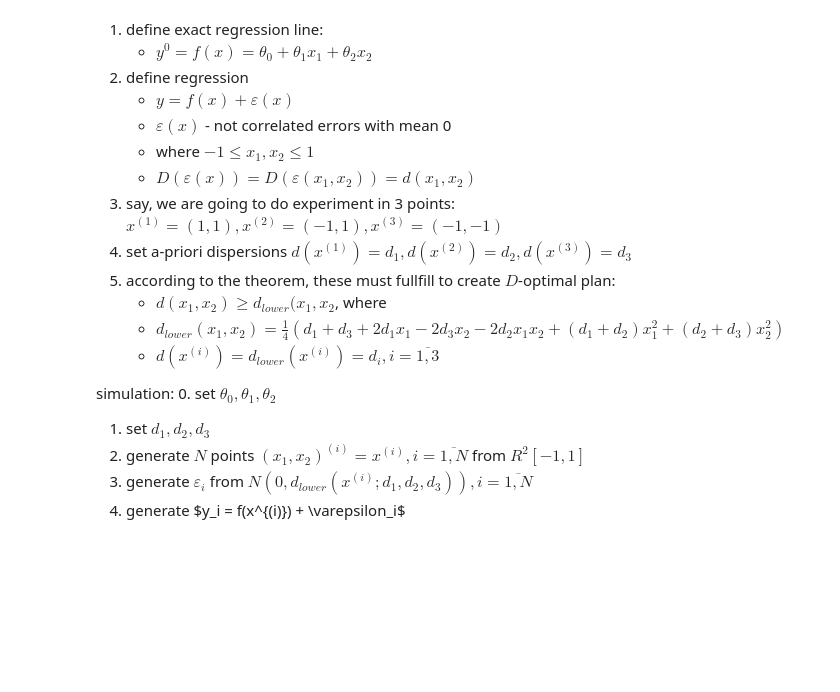
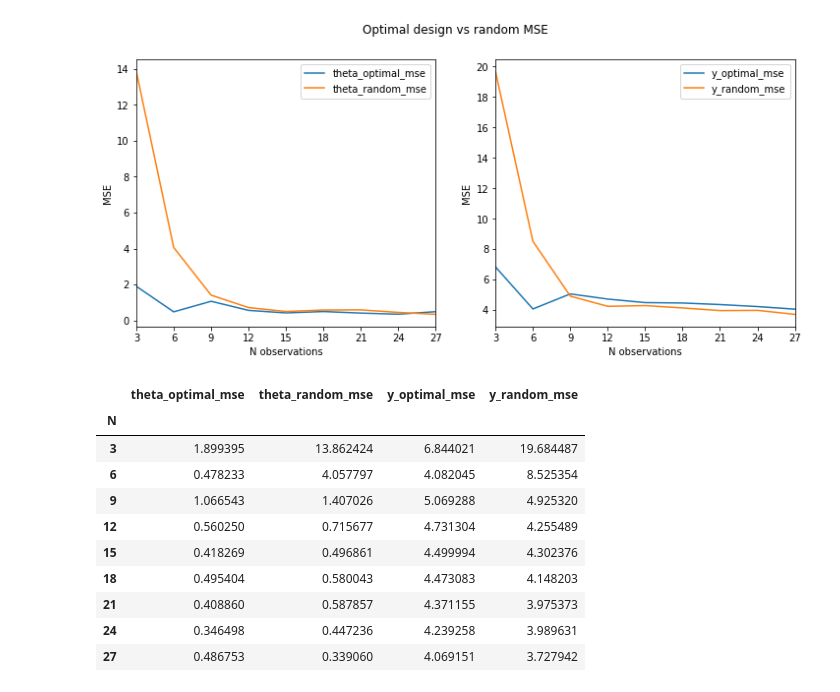
Before and after one commit to minotru/diploma, a Jupyter notebook: code/simulate_heteroscedastic_experiment.ipynb, the cells around one changed output. Drawn from its saved outputs; the diff is of its cells as text; code cells hidden in the pictures; blank space fills up the shorter version.

Commit message:
simulate heteroscedastic experiment

```diff
--- a/code/simulate_heteroscedastic_experiment.ipynb
+++ b/code/simulate_heteroscedastic_experiment.ipynb
@@ -5,23 +38,17 @@ from matplotlib import pyplot as plt
 
 %matplotlib inline
-# %% [markdown]
-1. define exact regression line:
-    * $y^0 = f(x) = \theta_0 + \theta_1 x_1 + \theta_2 x_2$
-2. define regression
-    * $y = f(x) + \varepsilon(x)$
-    * $\varepsilon(x)$ - not correlated errors with mean 0
-    * where $ -1 \le x_1, x_2 \le 1$
-    * $D(\varepsilon(x)) = D(\varepsilon(x_1, x_2)) = d(x_1, x_2)$
-2. say, we are going to do experiment in 3 points: $x^{(1)} = (1, 1), x^{(2)} = (-1, 1), x^{(3)} = (-1, -1)$
-3. set a-priori dispersions $d(x^{(1)}) = d_1, d(x^{(2)}) = d_2, d(x^{(3)}) = d_3$
-4. according to the theorem, these must fullfill to create $D$-optimal plan:
-    * $d(x_1, x_2) \ge d_{lower}(x_1, x_2$, where
-    * $d_{lower}(x_1, x_2) = \frac 1 4 (d_1 + d_3 + 2 d_1 x_1 - 2 d_3 x_2 - 2 d_2 x_1 x_2 + (d_1 + d_2)x_1^2 + (d_2 + d_3)x_2^2)$
-    * $d(x^{(i)}) = d_{lower}(x^{(i)}) = d_i, i = \overline{1, 3}$
-
-simulation:
-0. set $\theta_0, \theta_1, \theta_2$
-1. set $d_1, d_2, d_3$
-2. generate $N$ points $(x_1, x_2)^{(i)} = x^{(i)}, i = \overline {1 ,N}$ from $R^2[-1, 1]$
-3. generate $\varepsilon_i$ from $N(0, d_{lower}(x^{(i)}; d_1, d_2, d_3)), i = \overline{1, N}$
-4. generate $y_i = f(x^{(i)}) + \varepsilon_i\$
+# %%
+thetas = np.array([2, 5, 1])
+def f(X):
+    return np.dot(X, thetas)
+
+d1, d2, d3 = 6, 4 , 2
+
+def d_lower(x1, x2, d1, d2, d3):
+    return 1/4 * (d1 + d3 + 2*d1*x2 - 2*d3*x2 - 2*d2*x2 + (d1 + d2)*x1**2 + (d2 + d2)*x2**2)
+# %%
+points = np.array([
+    [1, 1],
+    [-1, 1],
+    [-1, -1]
+])
@@ -27,0 +94,27 @@ simulation:
+# %%
+df_agg = df.groupby('N').agg('mean')
+fig, axes = plt.subplots(1, 2, figsize=(12, 5))
+for ax, param in zip(axes, ['theta', 'y']):
+    columns = df_agg.columns.str.startswith(param)
+    df_agg.loc[:, columns].reset_index(drop=True).plot(ax=ax)
+    ax.set_xticklabels(Ns);
+    ax.set_xlabel('N observations')
+    ax.set_ylabel('MSE')
+fig.suptitle('Optimal design vs random MSE');
+# fig.subplots
+# %% [output]
+[figure, added]
+# %%
+df_agg[['theta_optimal_mse', 'theta_random_mse', 'y_optimal_mse', 'y_random_mse']]
+# %% [output]
+|  | theta_optimal_mse | theta_random_mse | y_optimal_mse | y_random_mse |
+| N |  |  |  |  |
+| 3 | 1.899395 | 13.862424 | 6.844021 | 19.684487 |
+| 6 | 0.478233 | 4.057797 | 4.082045 | 8.525354 |
+| 9 | 1.066543 | 1.407026 | 5.069288 | 4.925320 |
+| 12 | 0.560250 | 0.715677 | 4.731304 | 4.255489 |
+| 15 | 0.418269 | 0.496861 | 4.499994 | 4.302376 |
+| 18 | 0.495404 | 0.580043 | 4.473083 | 4.148203 |
+| 21 | 0.408860 | 0.587857 | 4.371155 | 3.975373 |
+| 24 | 0.346498 | 0.447236 | 4.239258 | 3.989631 |
+| 27 | 0.486753 | 0.339060 | 4.069151 | 3.727942 |
```
Also changed, not shown: parts of 3 cells of this notebook.
